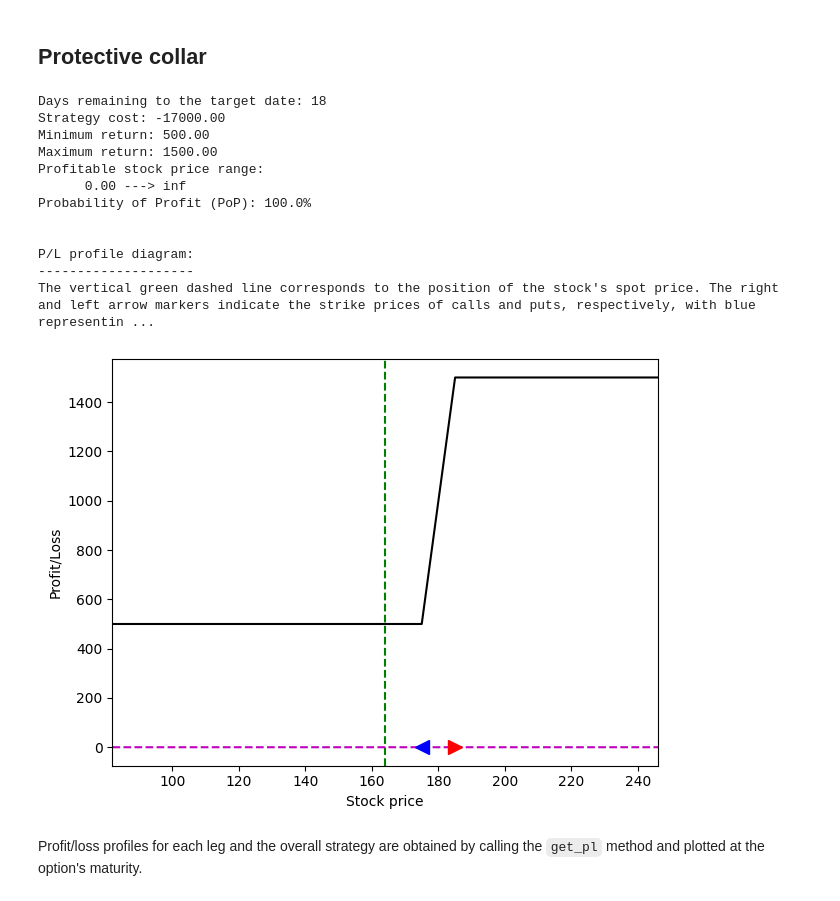
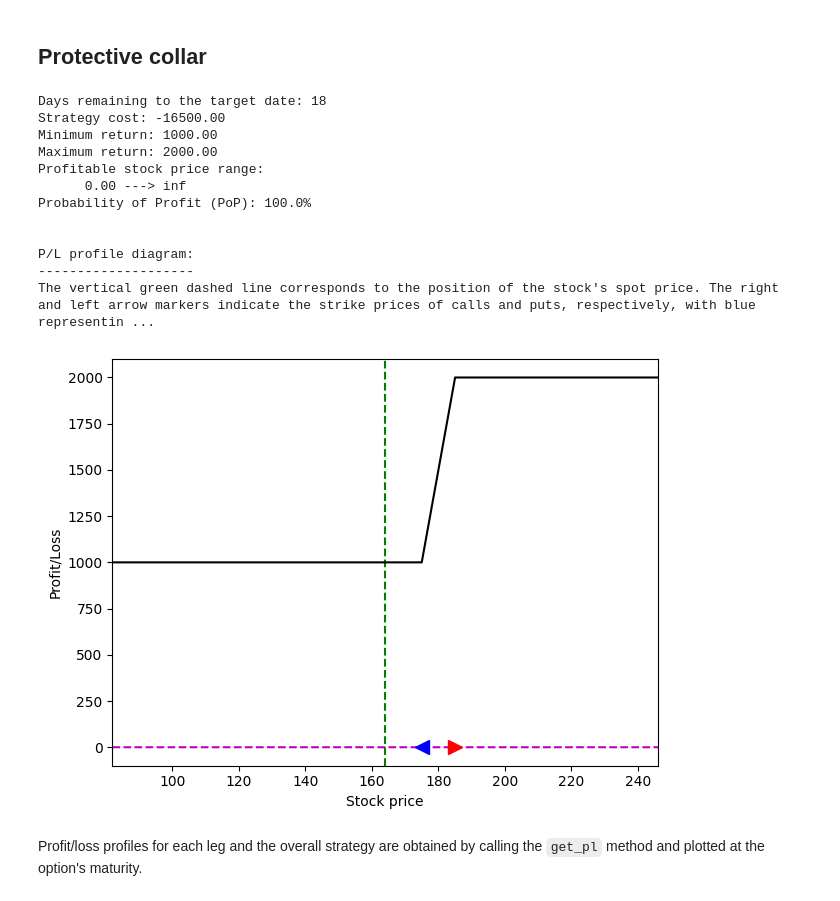
Before and after one commit to rgaveiga/optionlab, a Jupyter notebook: examples/generate_strategies.ipynb, the cells around one changed output. Cells and saved outputs as stored; diff of their text form; code cells hidden in the pictures.

```diff
--- a/examples/generate_strategies.ipynb
+++ b/examples/generate_strategies.ipynb
@@ -211,39 +217,40 @@ strategy = generate_strategies(
     "protective-collar",
     strike=175,
     premium=1.15,
-    prev_pos=170,
+    prev_pos=165,
     higher_strike=185,
 )
 st = StrategyEngine(
     Inputs(
         stock_price=stockprice,
         start_date=startdate,
         target_date=targetdate,
         volatility=volatility,
         interest_rate=interestrate,
         min_stock=minstock,
         max_stock=maxstock,
         strategy=strategy,
     )
 )
 out = st.run()
 print_outputs(out)
 print("\n")
 plot_pl(st)
+# FIXME: explain why PoP is 100%
 # %% [output]
 Days remaining to the target date: 18
-Strategy cost: -17000.00
-Minimum return: 500.00
-Maximum return: 1500.00
+Strategy cost: -16500.00
+Minimum return: 1000.00
+Maximum return: 2000.00
 Profitable stock price range:
       0.00 ---> inf
 Probability of Profit (PoP): 100.0%
 
 
 P/L profile diagram:
 --------------------
 The vertical green dashed line corresponds to the position of the stock's spot price. The right and left arrow markers indicate the strike prices of calls and puts, respectively, with blue representin ...
-[figure, old version]
+[figure, new version]
 # %% [markdown]
 Profit/loss profiles for each leg and the overall strategy are obtained by calling the `get_pl` method and plotted at the option's maturity.
 # %%
```
Also changed, not shown: parts of 5 cells of this notebook, 2 other files.
